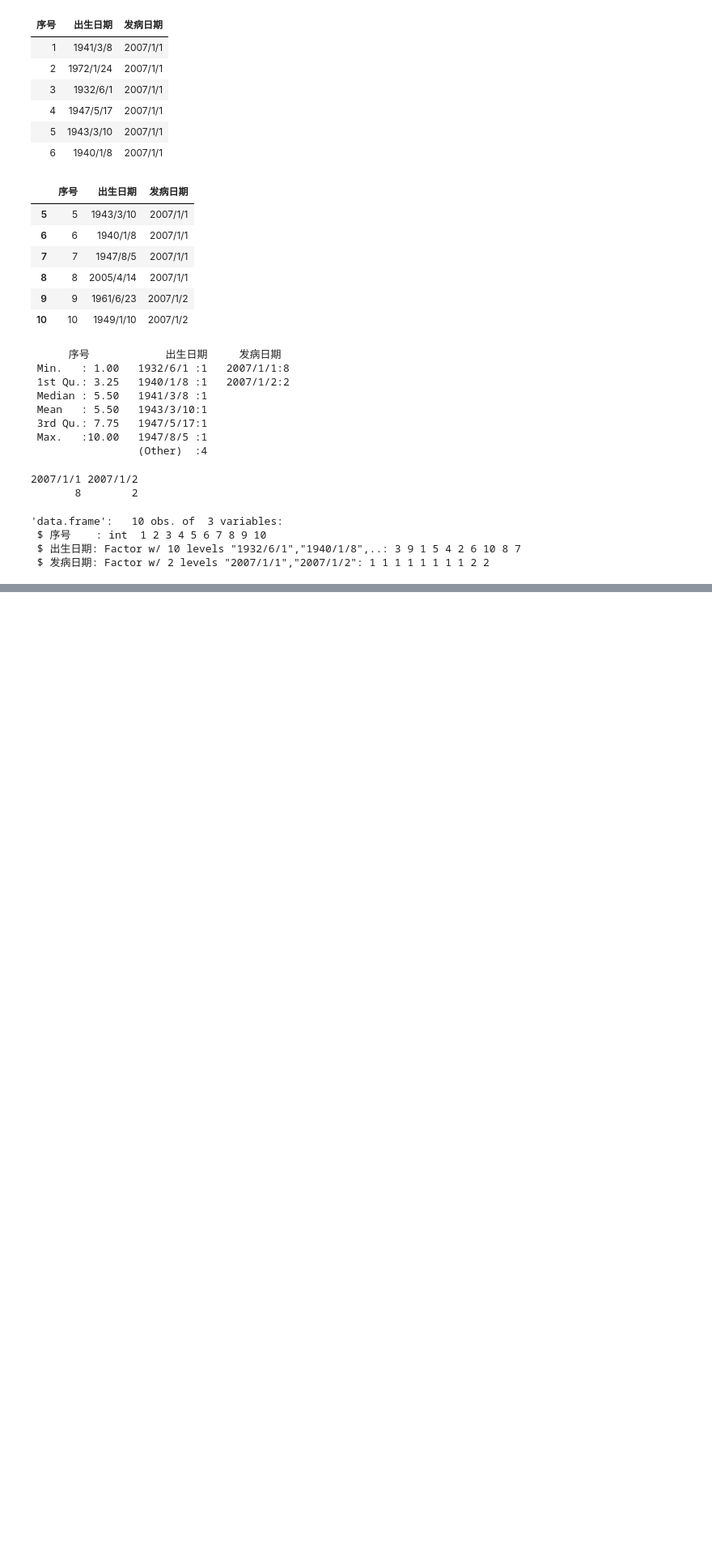
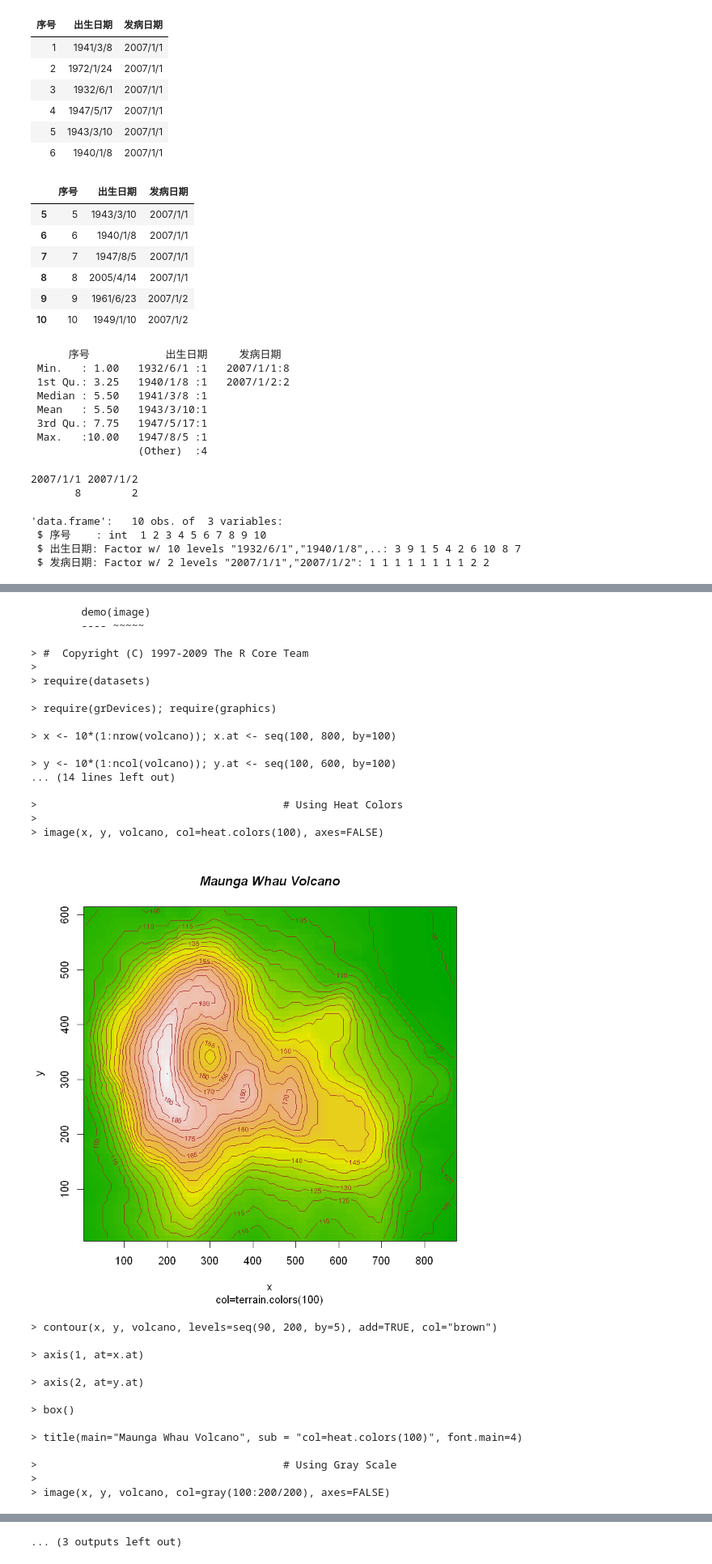
Before and after one commit to Sampson-Lee/R-Tutorial-for-Applied-Multivariate-Statistical-Analysis, a Jupyter notebook: 数据分析.ipynb, the cells around one changed output, grey strips where cells are left out. Shown at 81% size. Cells and saved outputs as stored; diff of their text form; code cells hidden in the pictures; blank space fills up the shorter version.

```diff
--- a/数据分析.ipynb
+++ b/数据分析.ipynb
@@ -251,0 +272,34 @@ reg.sim()
+# %%
+demo(image)
+# %% [output]
+        demo(image)
+        ---- ~~~~~
+
+> #  Copyright (C) 1997-2009 The R Core Team
+>
+> require(datasets)
+
+> require(grDevices); require(graphics)
+
+> x <- 10*(1:nrow(volcano)); x.at <- seq(100, 800, by=100)
+
+> y <- 10*(1:ncol(volcano)); y.at <- seq(100, 600, by=100)
+... (14 lines left out)
+
+>                                       # Using Heat Colors
+>
+> image(x, y, volcano, col=heat.colors(100), axes=FALSE)
+[figure, added]
+> contour(x, y, volcano, levels=seq(90, 200, by=5), add=TRUE, col="brown")
+
+> axis(1, at=x.at)
+
+> axis(2, at=y.at)
+
+> box()
+
+> title(main="Maunga Whau Volcano", sub = "col=heat.colors(100)", font.main=4)
+
+>                                       # Using Gray Scale
+>
+> image(x, y, volcano, col=gray(100:200/200), axes=FALSE)
@@ -251,0 +354 @@ reg.sim()
+... (3 outputs left out)
```
Also changed, not shown: parts of 57 cells of this notebook, 11 other files.
